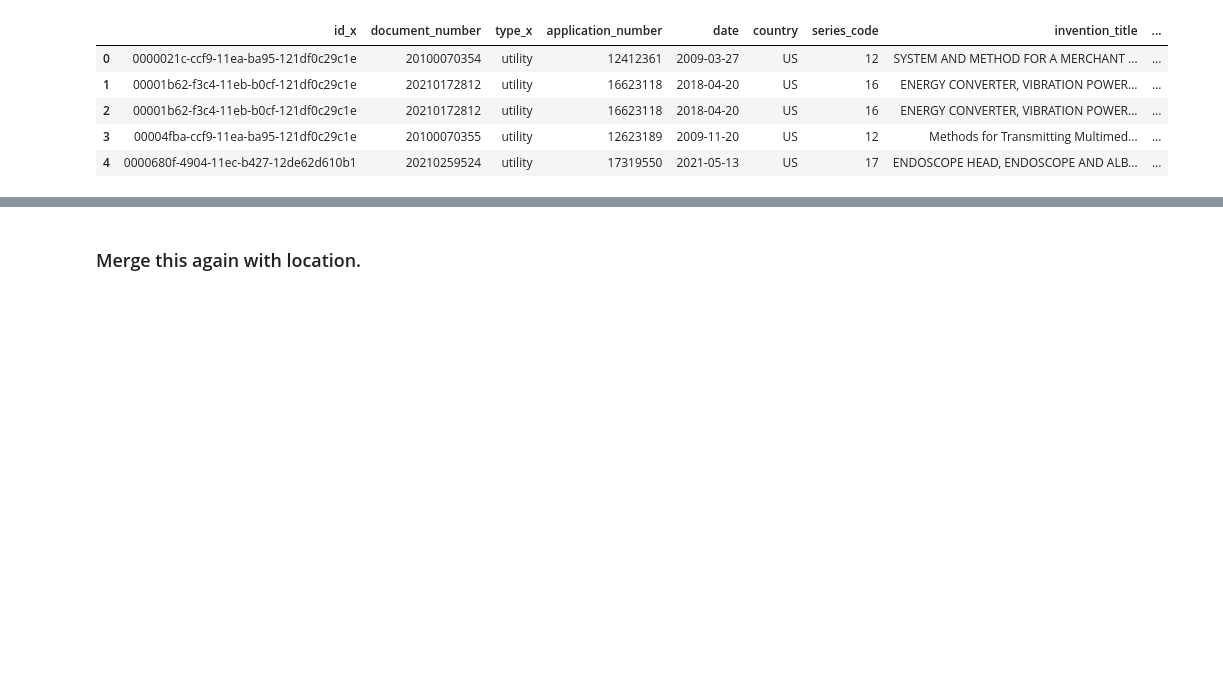
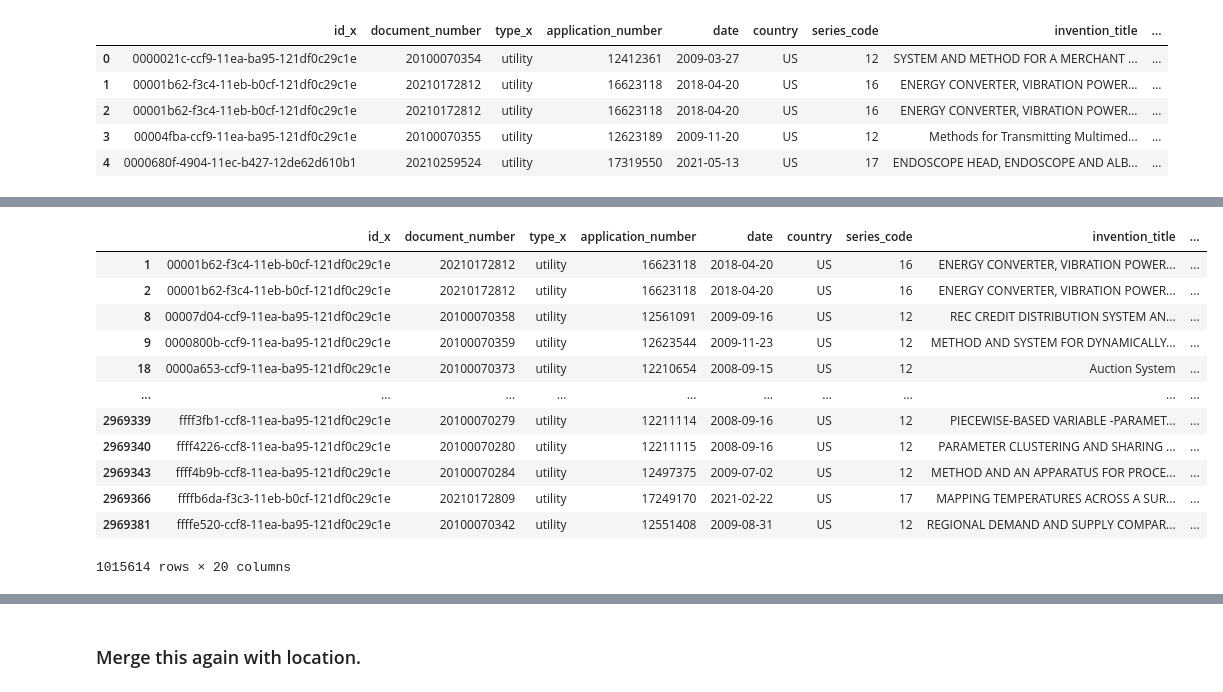
Before and after one commit to mhk9c/patents22, a Jupyter notebook: pre_grant_data.ipynb, the cells around one changed output, grey strips where cells are left out. Drawn from its saved outputs; the diff is of its cells as text; code cells hidden in the pictures; blank space fills up the shorter version.

Commit message:
working on join university to grant data
determining if each organization is a US university

```diff
--- a/pre_grant_data.ipynb
+++ b/pre_grant_data.ipynb
@@ -160,0 +194,10 @@ application_assignee_df.groupby(['document_number', 'location_id'
+# %%
+oauth = OAuth2(
+    client_id=CLIENT_ID,
+    client_secret=CLIENT_SECRET,
+    access_token=TOKEN,
+)
+box = Client(oauth)
+me = box.user().get()
+
+print('logged into Box as', me.login)
@@ -160,0 +206,11 @@ application_assignee_df.groupby(['document_number', 'location_id'
+# %%
+universities_box_id = '988549931799'
+universities_content = box.file(universities_box_id).content()
+universities = pd.read_csv(BytesIO(universities_content))
+# %%
+universities.head(5)
+##ASU has extra text on it from wikipedia that needs to be fixed below
+universities = universities.replace('Arizona State University Campus Immersion', 'Arizona State University')
+universities['Institution'] = universities['Institution'].str.lower()
+universities.head(5)
+universities.level.value_counts()
@@ -160,0 +249,5 @@ application_assignee_df.groupby(['document_number', 'location_id'
+# %%
+institutions = universities.Institution.unique()
+institution_token = [sub.split() for sub in institutions]
+token = [item for sub in institution_token for item in sub]
+# token
@@ -160,0 +322,20 @@ application_assignee_df.groupby(['document_number', 'location_id'
+# %%
+##organizations that contain university keywords (being conservative here)
+application_assignee_df_orgs = application_assignee_df.dropna(subset = ['organization'])
+application_assignee_df_orgs
+application_assignee_df_orgs_filt = application_assignee_df_orgs.loc[application_assignee_df_orgs.organization.str.lower().str.contains('|'.join(tokens))]
+application_assignee_df_orgs_filt
+# %% [output]
+|  | id_x | document_number | type_x | application_number | date | country | series_code | invention_title | ... |
+| 1 | 00001b62-f3c4-11eb-b0cf-121df0c29c1e | 20210172812 | utility | 16623118 | 2018-04-20 | US | 16 | ENERGY CONVERTER, VIBRATION POWER... | ... |
+| 2 | 00001b62-f3c4-11eb-b0cf-121df0c29c1e | 20210172812 | utility | 16623118 | 2018-04-20 | US | 16 | ENERGY CONVERTER, VIBRATION POWER... | ... |
+| 8 | 00007d04-ccf9-11ea-ba95-121df0c29c1e | 20100070358 | utility | 12561091 | 2009-09-16 | US | 12 | REC CREDIT DISTRIBUTION SYSTEM AN... | ... |
+| 9 | 0000800b-ccf9-11ea-ba95-121df0c29c1e | 20100070359 | utility | 12623544 | 2009-11-23 | US | 12 | METHOD AND SYSTEM FOR DYNAMICALLY... | ... |
+| 18 | 0000a653-ccf9-11ea-ba95-121df0c29c1e | 20100070373 | utility | 12210654 | 2008-09-15 | US | 12 | Auction System | ... |
+| ... | ... | ... | ... | ... | ... | ... | ... | ... | ... |
+| 2969339 | ffff3fb1-ccf8-11ea-ba95-121df0c29c1e | 20100070279 | utility | 12211114 | 2008-09-16 | US | 12 | PIECEWISE-BASED VARIABLE -PARAMET... | ... |
+| 2969340 | ffff4226-ccf8-11ea-ba95-121df0c29c1e | 20100070280 | utility | 12211115 | 2008-09-16 | US | 12 | PARAMETER CLUSTERING AND SHARING ... | ... |
+| 2969343 | ffff4b9b-ccf8-11ea-ba95-121df0c29c1e | 20100070284 | utility | 12497375 | 2009-07-02 | US | 12 | METHOD AND AN APPARATUS FOR PROCE... | ... |
+| 2969366 | ffffb6da-f3c3-11eb-b0cf-121df0c29c1e | 20210172809 | utility | 17249170 | 2021-02-22 | US | 17 | MAPPING TEMPERATURES ACROSS A SUR... | ... |
+| 2969381 | ffffe520-ccf8-11ea-ba95-121df0c29c1e | 20100070342 | utility | 12551408 | 2009-08-31 | US | 12 | REGIONAL DEMAND AND SUPPLY COMPAR... | ... |
+1015614 rows × 20 columns
```
Also changed, not shown: parts of 21 cells of this notebook.
